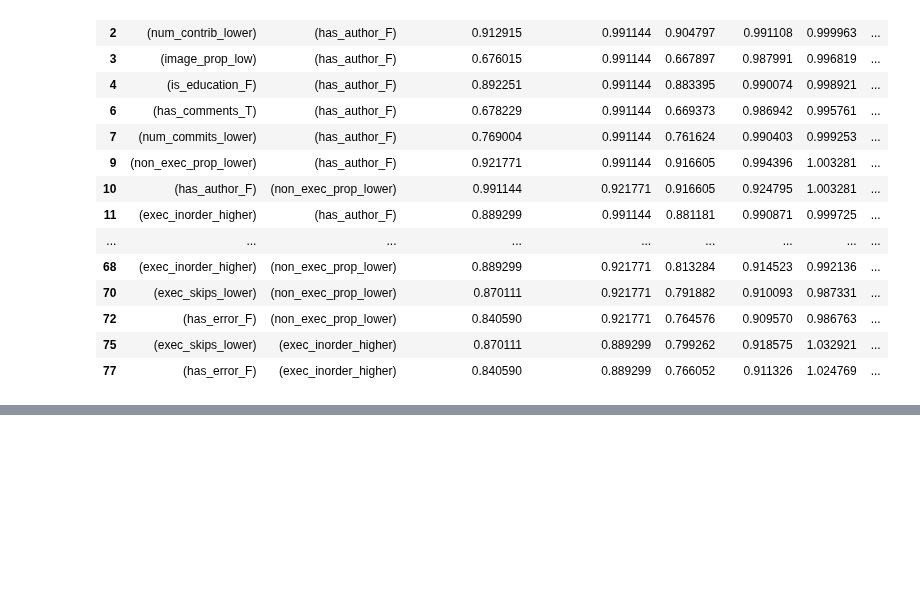
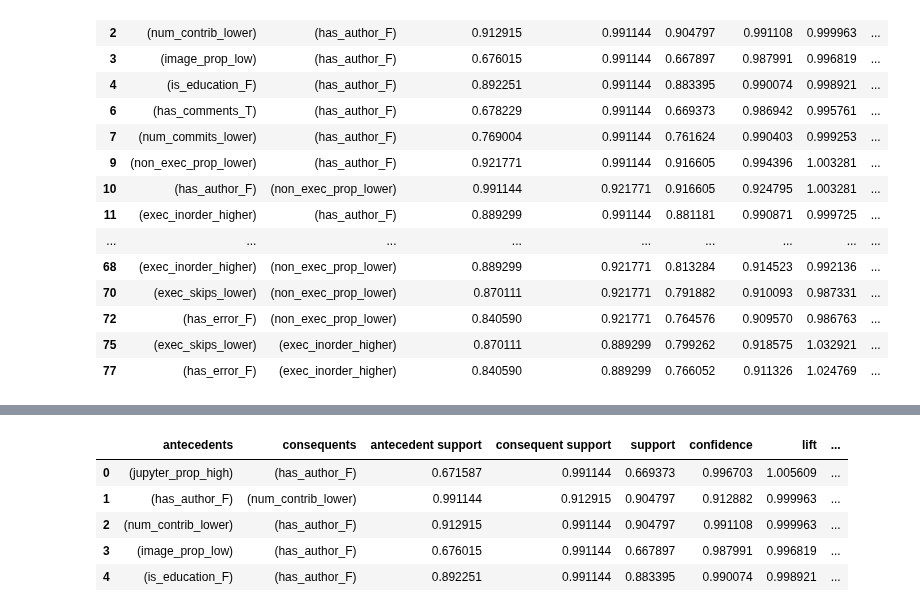
Before and after one commit to Isabel-Gan/quantifying-notebook-features, a Jupyter notebook: output/complete-runs/analysis/cat-factor-analysis.ipynb, the cells around one changed output, grey strips where cells are left out. Cells and saved outputs as stored; diff of their text form; code cells hidden in the pictures; blank space fills up the shorter version.

```diff
--- a/output/complete-runs/analysis/cat-factor-analysis.ipynb
+++ b/output/complete-runs/analysis/cat-factor-analysis.ipynb
@@ -1111,0 +1157,10 @@ no_md_association_rules[(no_md_association_rules['antecedent_len'] == 1) &
+# %%
+# check the data
+no_md_association_rules.head()
+# %% [output]
+|  | antecedents | consequents | antecedent support | consequent support | support | confidence | lift | ... |
+| 0 | (jupyter_prop_high) | (has_author_F) | 0.671587 | 0.991144 | 0.669373 | 0.996703 | 1.005609 | ... |
+| 1 | (has_author_F) | (num_contrib_lower) | 0.991144 | 0.912915 | 0.904797 | 0.912882 | 0.999963 | ... |
+| 2 | (num_contrib_lower) | (has_author_F) | 0.912915 | 0.991144 | 0.904797 | 0.991108 | 0.999963 | ... |
+| 3 | (image_prop_low) | (has_author_F) | 0.676015 | 0.991144 | 0.667897 | 0.987991 | 0.996819 | ... |
+| 4 | (is_education_F) | (has_author_F) | 0.892251 | 0.991144 | 0.883395 | 0.990074 | 0.998921 | ... |
```
Also changed, not shown: parts of 10 cells of this notebook, 4 other files.
